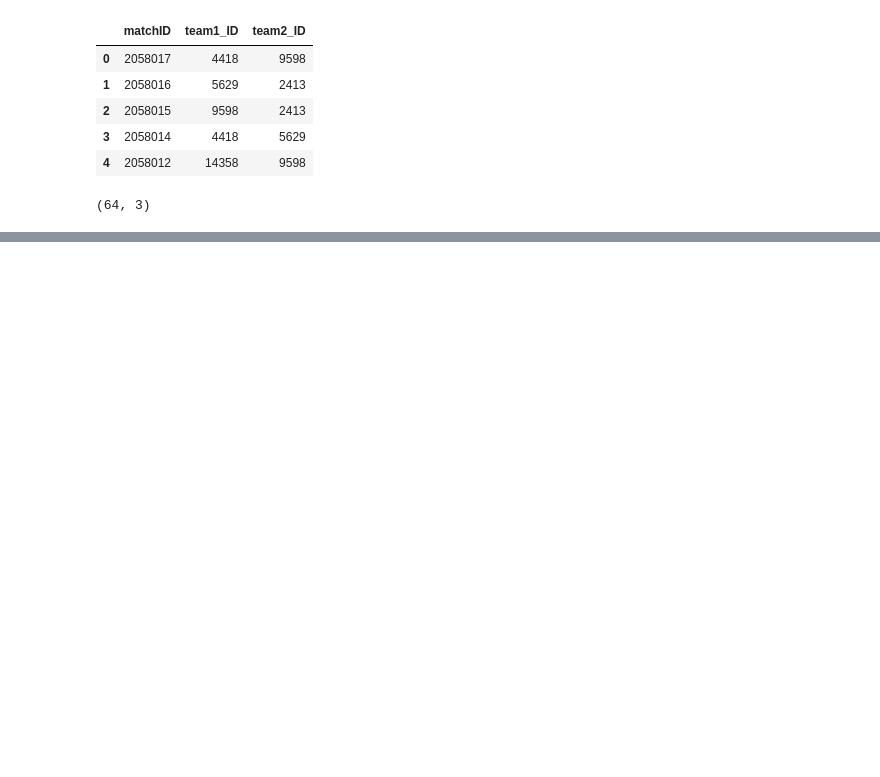
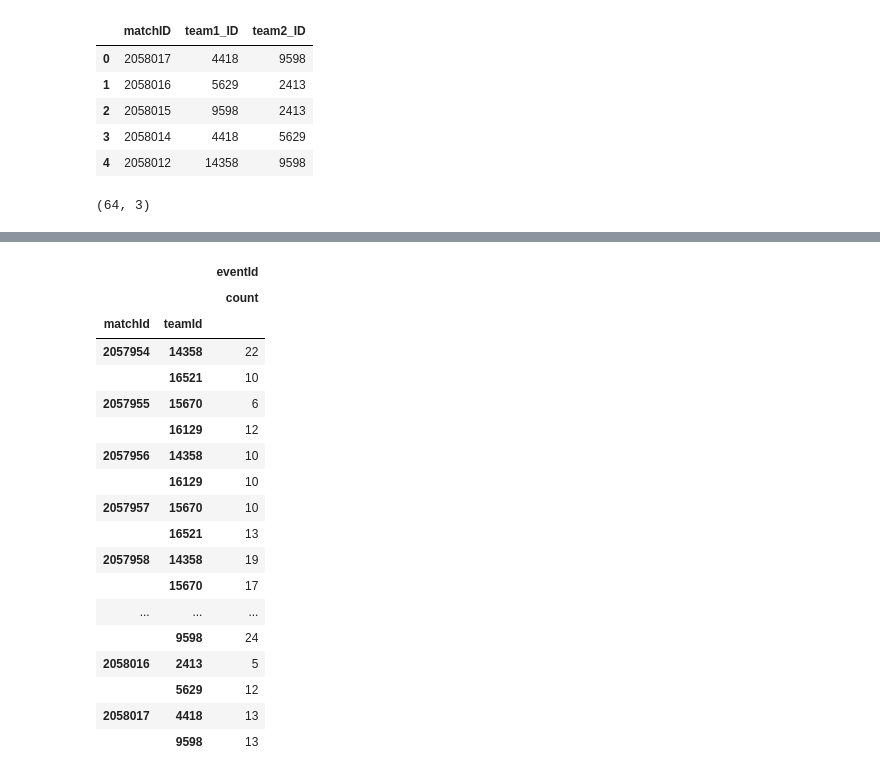
Before and after one commit to eduardobaratela/passing_network, a Jupyter notebook: events_exploration.ipynb, the cells around one changed output, grey strips where cells are left out. Saved outputs shown, nothing was run; the diff lists cells and outputs as text; code cells hidden in the pictures; blank space fills up the shorter version.

```diff
--- a/events_exploration.ipynb
+++ b/events_exploration.ipynb
@@ -143,0 +173,38 @@ a.head()
+# %%
+#RED_CARDS
+
+#contar quantos subEvents = 'Foul' com tag = 1701(red card) ou 1703(second yellow card) para todos os (match, team)
+
+red_card = events[(events['eventName'] == 'Foul') & ((1701 in events['tags']) | (1703 in events['tags']))].groupby(['matchId', 'teamId']).agg({'eventId':['count']})
+# red_card = events.query('(eventName == "Foul") & ((1701, 1703) in tags)').groupby(['matchId', 'teamId']).agg({'eventId':['count']})
+# red_card.columns = red_card.columns.droplevel(0)
+# red_card = red_card.reset_index().rename(columns={'count':'red_card'})
+red_card
+# #juntar feature com df
+# df = df.merge(red_card, how='left', left_on=['matchID', 'team1_ID'], right_on=['matchId', 'teamId']).drop(['matchId', 'teamId'], axis=1)
+# df = df.merge(red_card, how='left', left_on=['matchID', 'team2_ID'], right_on=['matchId', 'teamId']).drop(['matchId', 'teamId'], axis=1)
+
+# df = df.rename(columns={"red_card_x": "red_card_T1", "red_card_y": "red_card_T2"})
+
+# df = df.fillna(0)
+# df
+# %% [output]
+|  |  | eventId |
+|  |  | count |
+| matchId | teamId |  |
+| 2057954 | 14358 | 22 |
+|  | 16521 | 10 |
+| 2057955 | 15670 | 6 |
+|  | 16129 | 12 |
+| 2057956 | 14358 | 10 |
+|  | 16129 | 10 |
+| 2057957 | 15670 | 10 |
+|  | 16521 | 13 |
+| 2057958 | 14358 | 19 |
+|  | 15670 | 17 |
+| ... | ... | ... |
+|  | 9598 | 24 |
+| 2058016 | 2413 | 5 |
+|  | 5629 | 12 |
+| 2058017 | 4418 | 13 |
+|  | 9598 | 13 |
```
Also changed, not shown: parts of 10 cells of this notebook.
